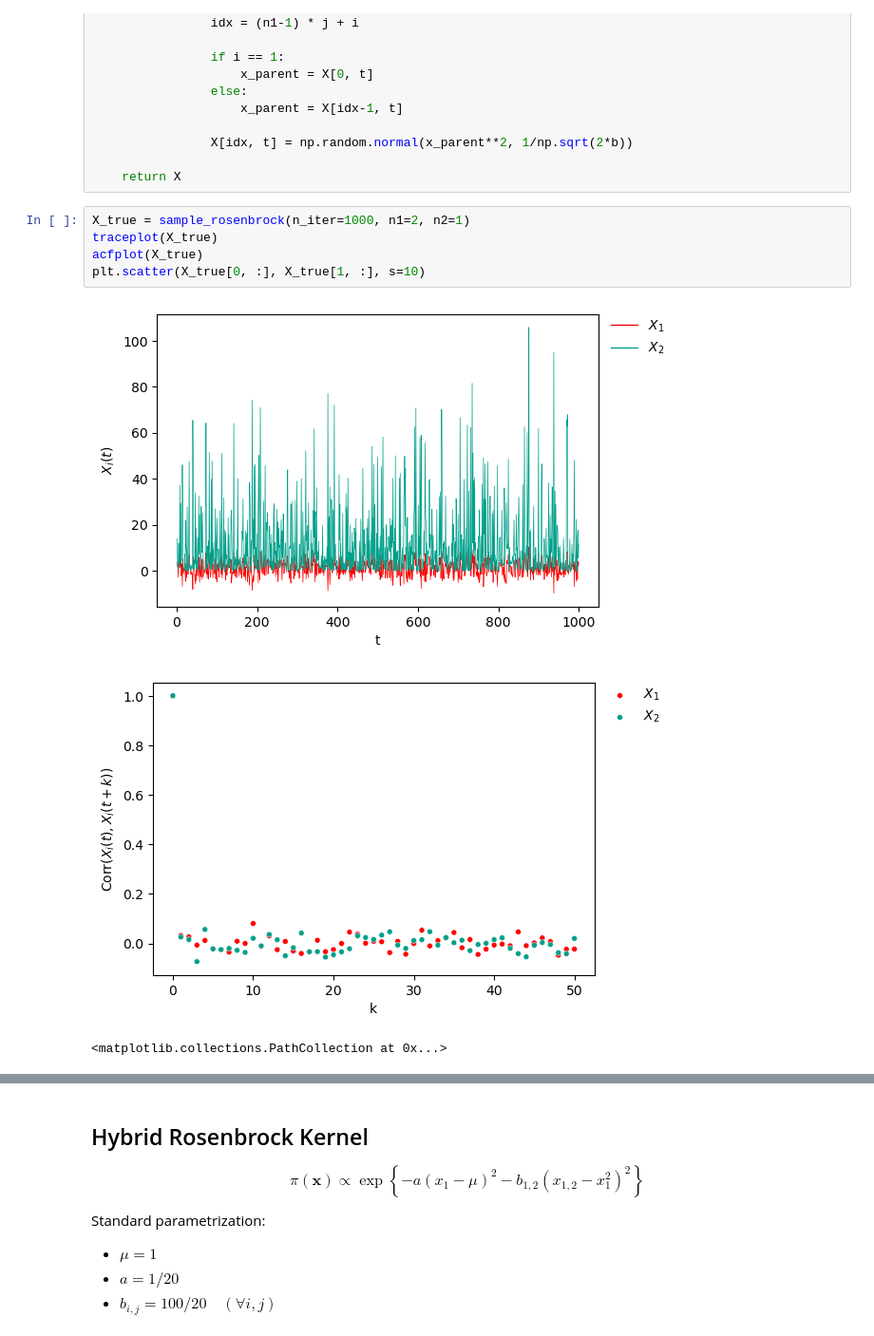
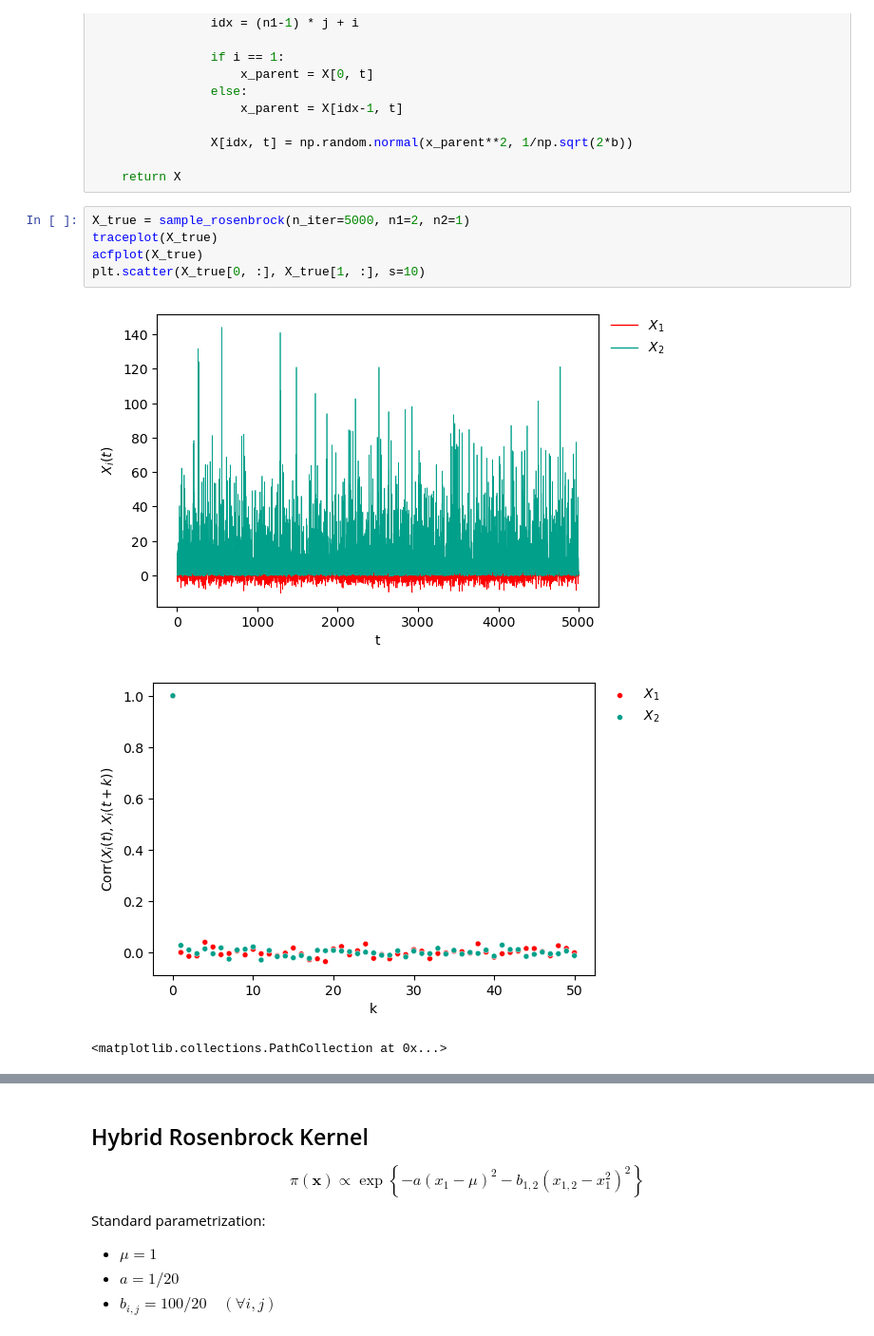
Before and after one commit to bartolomeou/FYP, a Jupyter notebook: rosenbrock.ipynb, the cells around one changed output, grey strips where cells are left out. Shown at 95% size. Cells and saved outputs as stored; diff of their text form.

```diff
--- a/rosenbrock.ipynb
+++ b/rosenbrock.ipynb
@@ -43,11 +43,11 @@ def sample_rosenbrock(n_iter, n1, n2, mu=1, a=0.05, b=5):
 
     return X
 # %%
-X_true = sample_rosenbrock(n_iter=1000, n1=2, n2=1)
+X_true = sample_rosenbrock(n_iter=5000, n1=2, n2=1)
 traceplot(X_true)
 acfplot(X_true)
 plt.scatter(X_true[0, :], X_true[1, :], s=10)
 # %% [output]
-[figure, old version]
+[figure, new version]
-[figure, old version]
+[figure, new version]
 <matplotlib.collections.PathCollection at 0x...>
```
Also changed, not shown: parts of 9 cells of this notebook, 1 other file.
